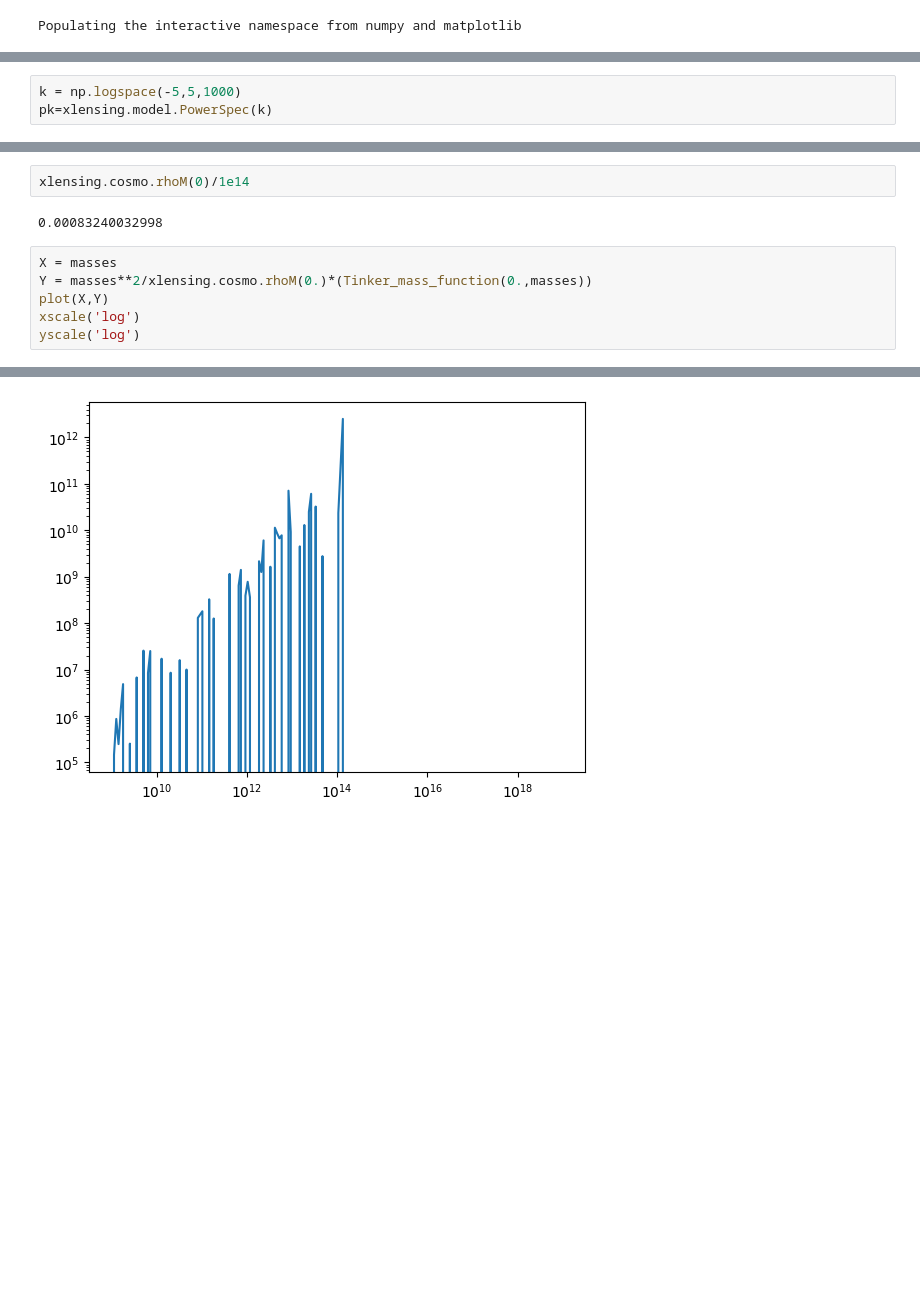
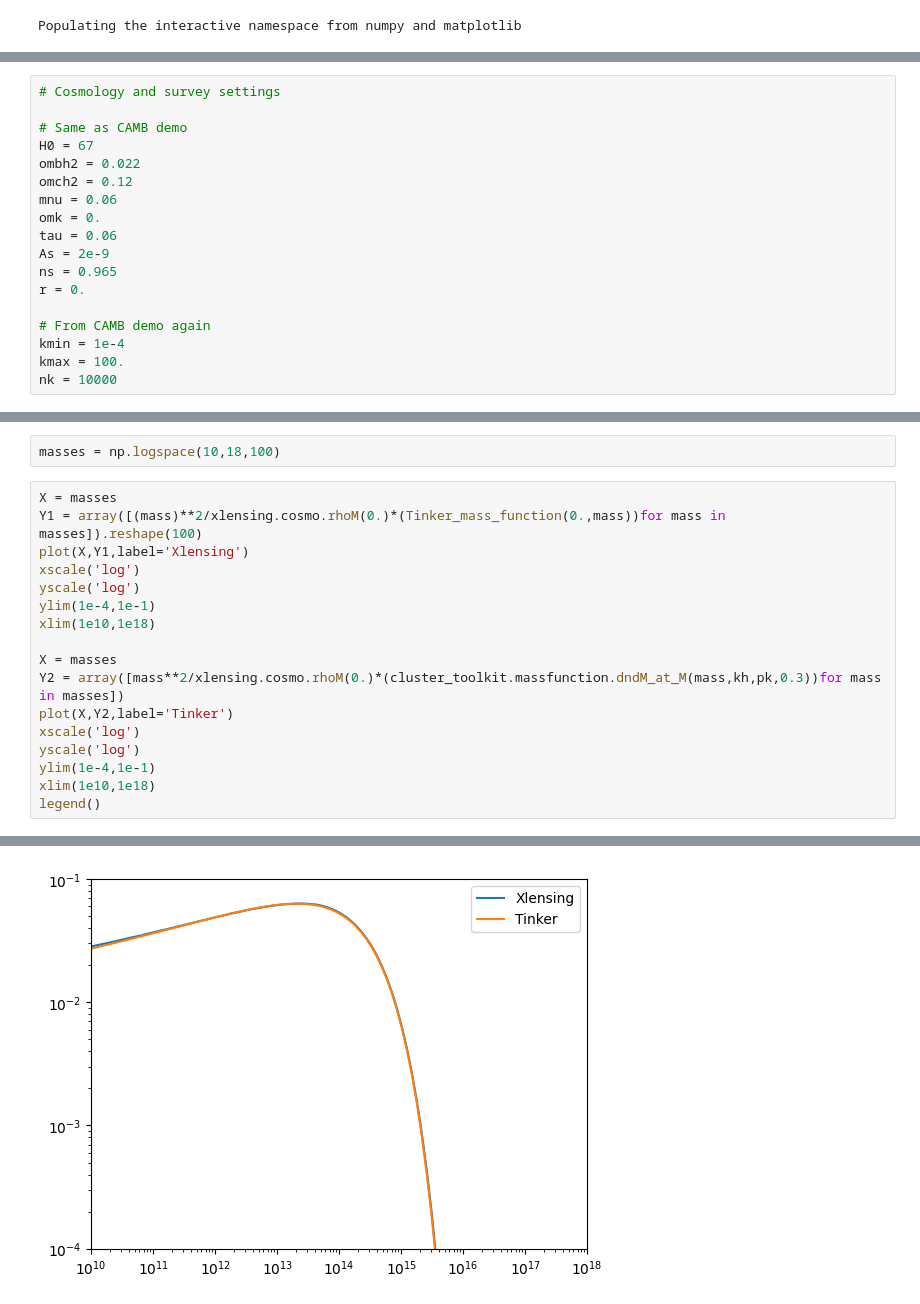
Before and after one commit to andrevitorelli/xlensing, a Jupyter notebook: notebooks/Xlensing_Sims.ipynb, the cells around one changed output, grey strips where cells are left out. Drawn from its saved outputs; the diff is of its cells as text; blank space fills up the shorter version.

Commit message:
cluster mass function

```diff
--- a/notebooks/Xlensing_Sims.ipynb
+++ b/notebooks/Xlensing_Sims.ipynb
@@ -356,0 +343,18 @@ import xlensing
+# %%
+# Cosmology and survey settings
+
+# Same as CAMB demo
+H0 = 67
+ombh2 = 0.022
+omch2 = 0.12
+mnu = 0.06
+omk = 0.
+tau = 0.06
+As = 2e-9
+ns = 0.965
+r = 0.
+
+# From CAMB demo again
+kmin = 1e-4
+kmax = 100.
+nk = 10000
@@ -456,3 +441,0 @@ get_matter_power_spectrum using larger k_max than input parameter Transfer.kmax
-# %%
-k = np.logspace(-5,5,1000)
-pk=xlensing.model.PowerSpec(k)
@@ -502,11 +442,20 @@ loglog(masses,sigma2)
-# %%
-xlensing.cosmo.rhoM(0)/1e14
-# %% [output]
-0.00083240032998
+# %%
+masses = np.logspace(10,18,100)
 # %%
 X = masses
-Y = masses**2/xlensing.cosmo.rhoM(0.)*(Tinker_mass_function(0.,masses))
-plot(X,Y)
+Y1 = array([(mass)**2/xlensing.cosmo.rhoM(0.)*(Tinker_mass_function(0.,mass))for mass in masses]).reshape(100)
+plot(X,Y1,label='Xlensing')
 xscale('log')
 yscale('log')
+ylim(1e-4,1e-1)
+xlim(1e10,1e18)
+
+X = masses
+Y2 = array([mass**2/xlensing.cosmo.rhoM(0.)*(cluster_toolkit.massfunction.dndM_at_M(mass,kh,pk,0.3))for mass in masses])
+plot(X,Y2,label='Tinker')
+xscale('log')
+yscale('log')
+ylim(1e-4,1e-1)
+xlim(1e10,1e18)
+legend()
 # %% [output]
@@ -521 +463 @@ yscale('log')
-[figure, old version]
+[figure, new version]
```
Also changed, not shown: parts of 23 cells of this notebook, 3 other files.
